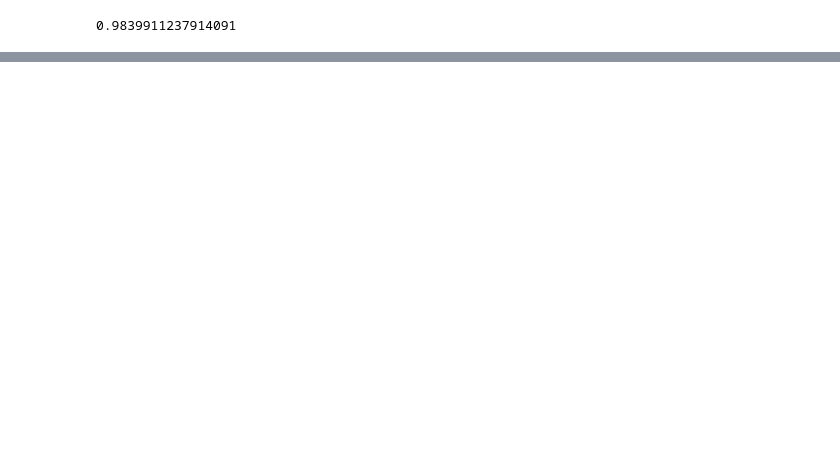
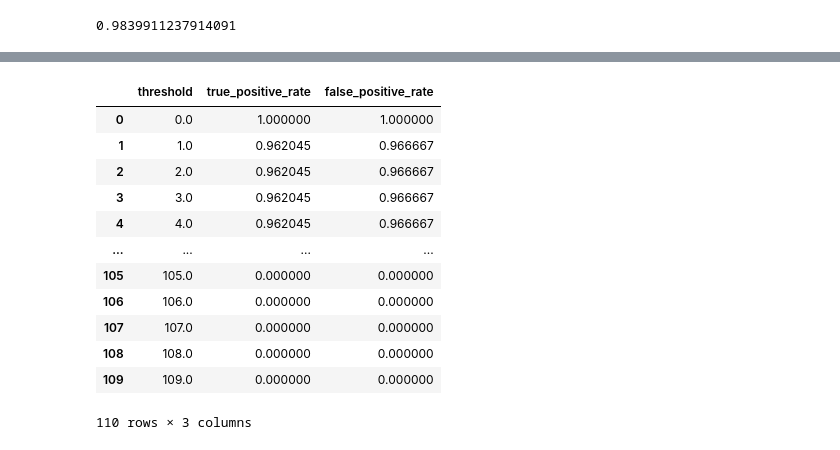
Before and after one commit to edizeqiri/obstkorb, a Jupyter notebook: Testing_Framework/Malware.ipynb, the cells around one changed output, grey strips where cells are left out. Cells and saved outputs as stored; diff of their text form; code cells hidden in the pictures; blank space fills up the shorter version.

```diff
--- a/Testing_Framework/Malware.ipynb
+++ b/Testing_Framework/Malware.ipynb
@@ -242,0 +290,38 @@ plt.show()
+# %%
+def ssdeep_thresh(s):
+    s = s.loc[results_df.groupby('ssdeep 1')["Diff Score"].idxmax()]
+    ssdeep_th = pd.DataFrame(columns=["threshold", "true_positive_rate", "false_positive_rate"])
+    comp_to_sci = s[s["Scicore 2"] == False]
+    compt_to_malware = s[s["Scicore 2"] == True]
+    for i in range (0,110,1):
+
+        sci_th = comp_to_sci[comp_to_sci["Diff Score"] >= i]
+        mal_th = compt_to_malware[compt_to_malware["Diff Score"] > i]
+        f_th = compt_to_malware[compt_to_malware["Diff Score"] < i]
+
+        TP = (sci_th["Family 1"] == sci_th["Family 2"]).sum()
+        FP = (sci_th["Family 1"] != sci_th["Family 2"]).sum()
+        FN = (f_th["Family 1"] != f_th["Family 2"]).sum()
+        TN = (f_th["Family 1"] == f_th["Family 2"]).sum()
+
+        TPR = TP / (TP + FN) if TP + FN != 0 else 0
+        FPR = FP / (FP + TN) if FP + TN != 0 else 0
+        # Append results to DataFrame
+        ssdeep_th.loc[i] = [i, TPR, FPR]
+    return ssdeep_th
+p = ssdeep_thresh(ssdeep_comb_chunked(malware_concat, chunk_size=100))
+p
+# %% [output]
+|  | threshold | true_positive_rate | false_positive_rate |
+| 0 | 0.0 | 1.000000 | 1.000000 |
+| 1 | 1.0 | 0.962045 | 0.966667 |
+| 2 | 2.0 | 0.962045 | 0.966667 |
+| 3 | 3.0 | 0.962045 | 0.966667 |
+| 4 | 4.0 | 0.962045 | 0.966667 |
+| ... | ... | ... | ... |
+| 105 | 105.0 | 0.000000 | 0.000000 |
+| 106 | 106.0 | 0.000000 | 0.000000 |
+| 107 | 107.0 | 0.000000 | 0.000000 |
+| 108 | 108.0 | 0.000000 | 0.000000 |
+| 109 | 109.0 | 0.000000 | 0.000000 |
+110 rows × 3 columns
```
Also changed, not shown: parts of 13 cells of this notebook.
